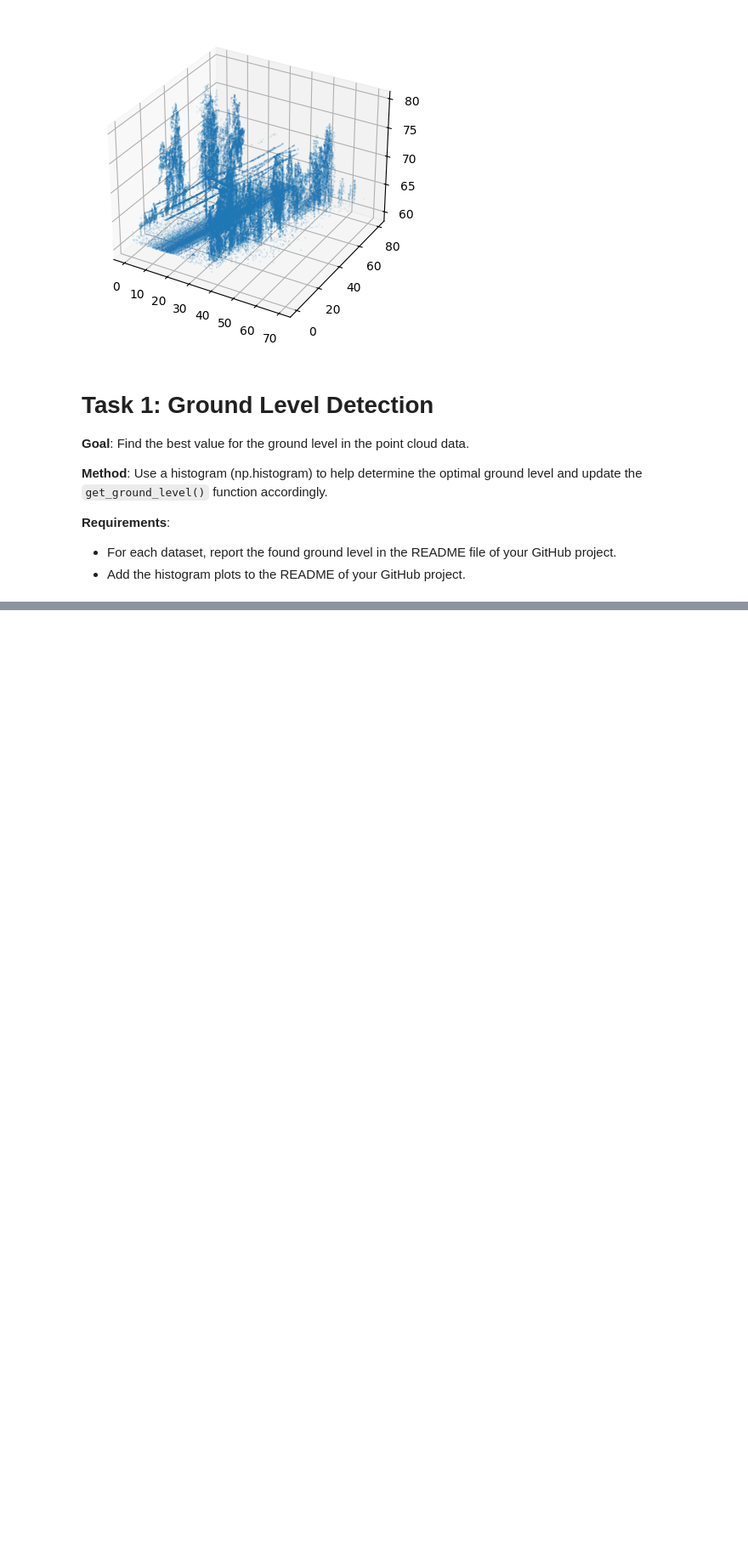
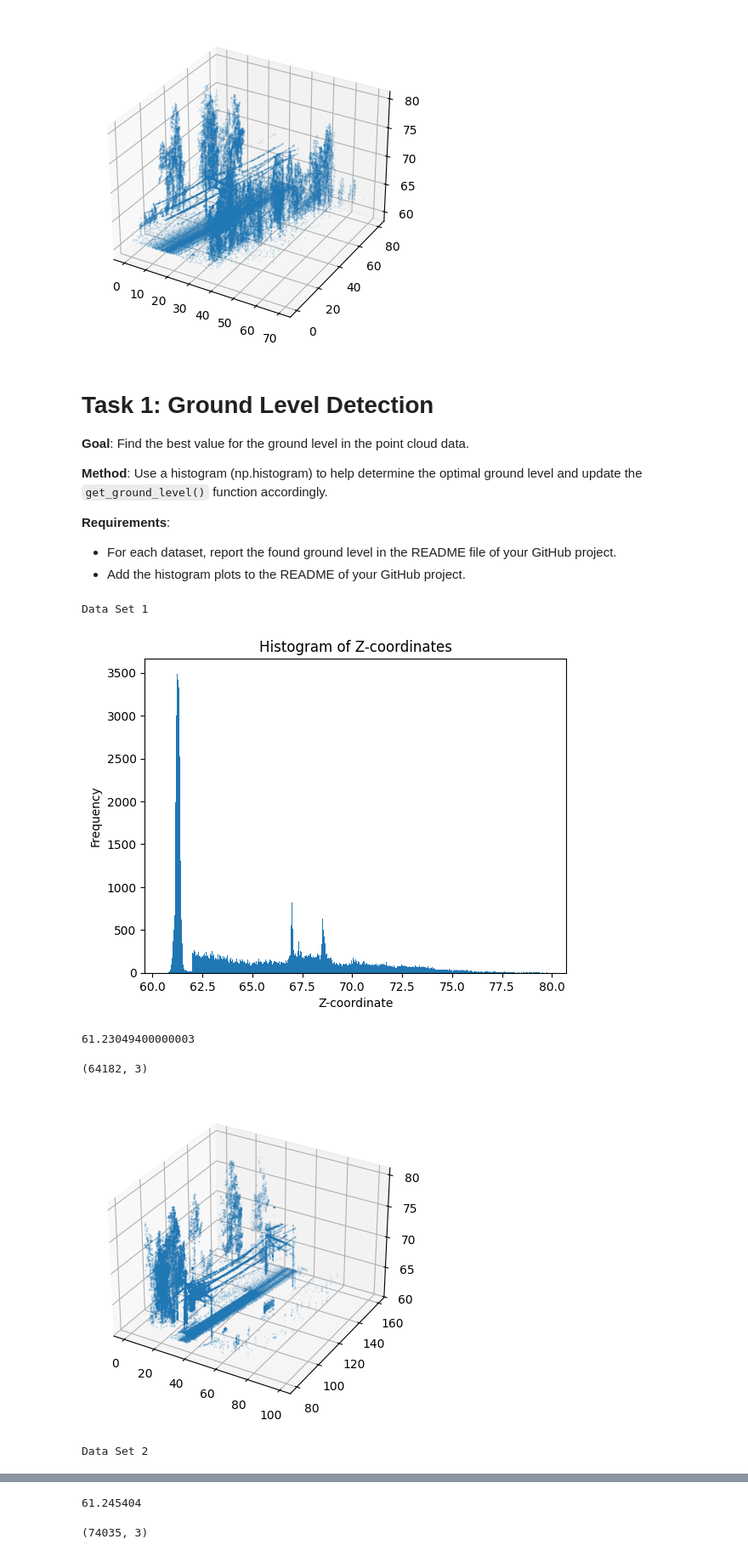
Before and after one commit to Ferb168/Industrial_AI_and_eMaintenance-Assignment5, a Jupyter notebook: Assignment5.ipynb, the cells around one changed output, grey strips where cells are left out. Shown at 85% size. Saved outputs shown, nothing was run; the diff lists cells and outputs as text; code cells hidden in the pictures; blank space fills up the shorter version.

```diff
--- a/Assignment5.ipynb
+++ b/Assignment5.ipynb
@@ -42,13 +42,13 @@ def show_scatter(x,y):
 
 def get_ground_level(pcd):
     z_coords = pcd[:, 2] # ':' means select all data, '2' means select column 2 data, which is Z-axis data
-    hist, bin_edges = np.histogram(z_coords, bins=100) # calculate the frequence of Z-axis value, and then split into 100 bins
+    hist, bin_edges = np.histogram(z_coords, bins=500) # calculate the frequence of Z-axis value, and then split into 500 bins
     ground_bin_index = np.argmax(hist) # Ground level would be continuously collected by LiDAR (sky does not really reflect the LiDAR signals), so assume the highest peak corresponds to the ground
     estimated_ground_level = bin_edges[ground_bin_index]
 
     # Display the histogram
     plt.figure()
-    plt.hist(z_coords, bins=100)
+    plt.hist(z_coords, bins=500)
     plt.title('Histogram of Z-coordinates')
     plt.xlabel('Z-coordinate')
     plt.ylabel('Frequency')
@@ -70,8 +70,8 @@ pcd_2 = np.load(dataset2)
 display(pcd_1.shape)
 display(pcd_2.shape)
 
-#%% show downsampled data in external window
-%matplotlib inline # using inline instead of qt as it is not supported in Colab environment.
+# using %matplotlib inline instead of qt as it is not supported in Colab environment.
+%matplotlib inline
 show_cloud(pcd_1)
 show_cloud(pcd_2)
 # show_cloud(pcd[::10]) # keep every 10th point
@@ -94,3 +94,24 @@ Drive already mounted at /content/drive; to attempt to forcibly remount, call dr
 
 *   For each dataset, report the found ground level in the README file of your GitHub project.
 *   Add the histogram plots to the README of your GitHub project.
+# %%
+print("Data Set 1")
+est_ground_level_1 = get_ground_level(pcd_1)
+print(est_ground_level_1)
+pcd_above_ground_1 = pcd_1[pcd_1[:,2] > est_ground_level_1]
+display(pcd_above_ground_1.shape)
+show_cloud(pcd_above_ground_1) # sideview
+
+print("Data Set 2")
+est_ground_level_2 = get_ground_level(pcd_2)
+print(est_ground_level_2)
+pcd_above_ground_2 = pcd_2[pcd_2[:,2] > est_ground_level_2]
+display(pcd_above_ground_2.shape)
+show_cloud(pcd_above_ground_2) # sideview
+# %% [output]
+Data Set 1
+[figure, added]
+61.23049400000003
+(64182, 3)
+[figure, added]
+Data Set 2
@@ -96,0 +119,2 @@ Drive already mounted at /content/drive; to attempt to forcibly remount, call dr
+61.245404
+(74035, 3)
```
Also changed, not shown: parts of 3 cells of this notebook.
